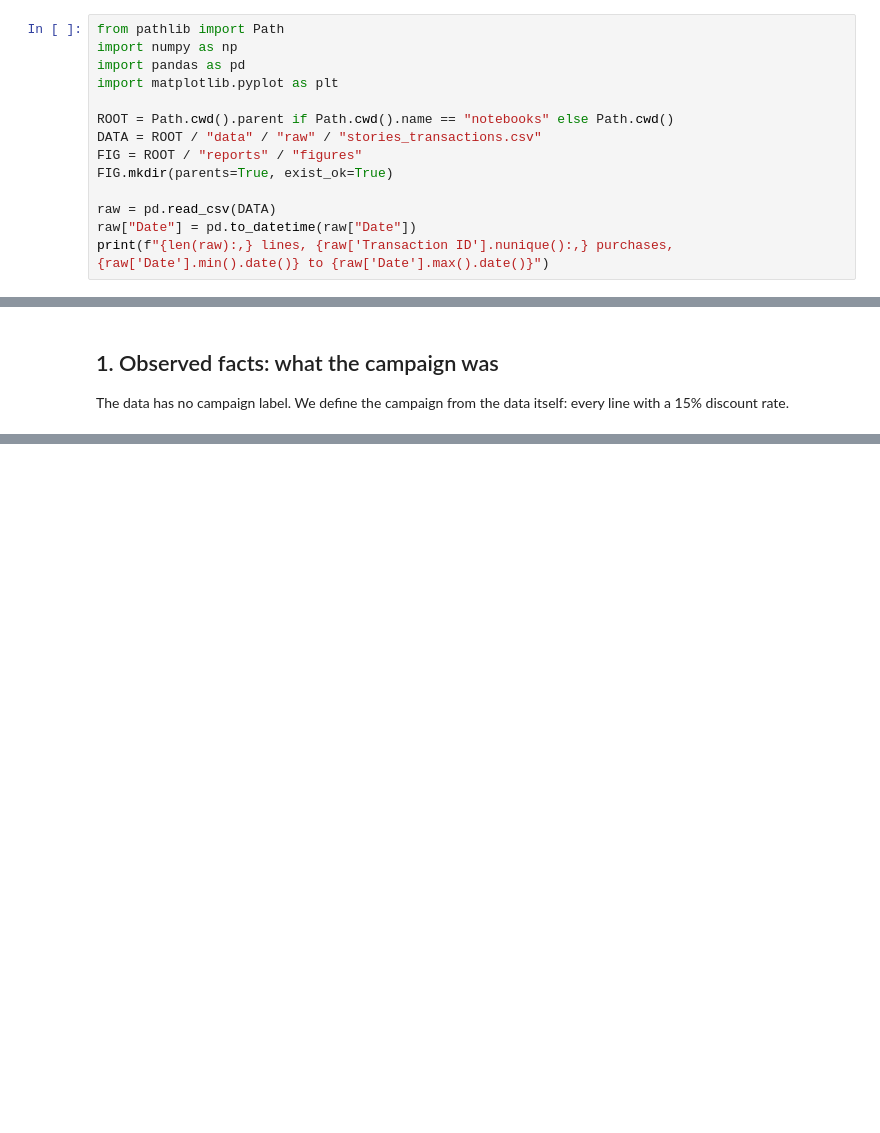
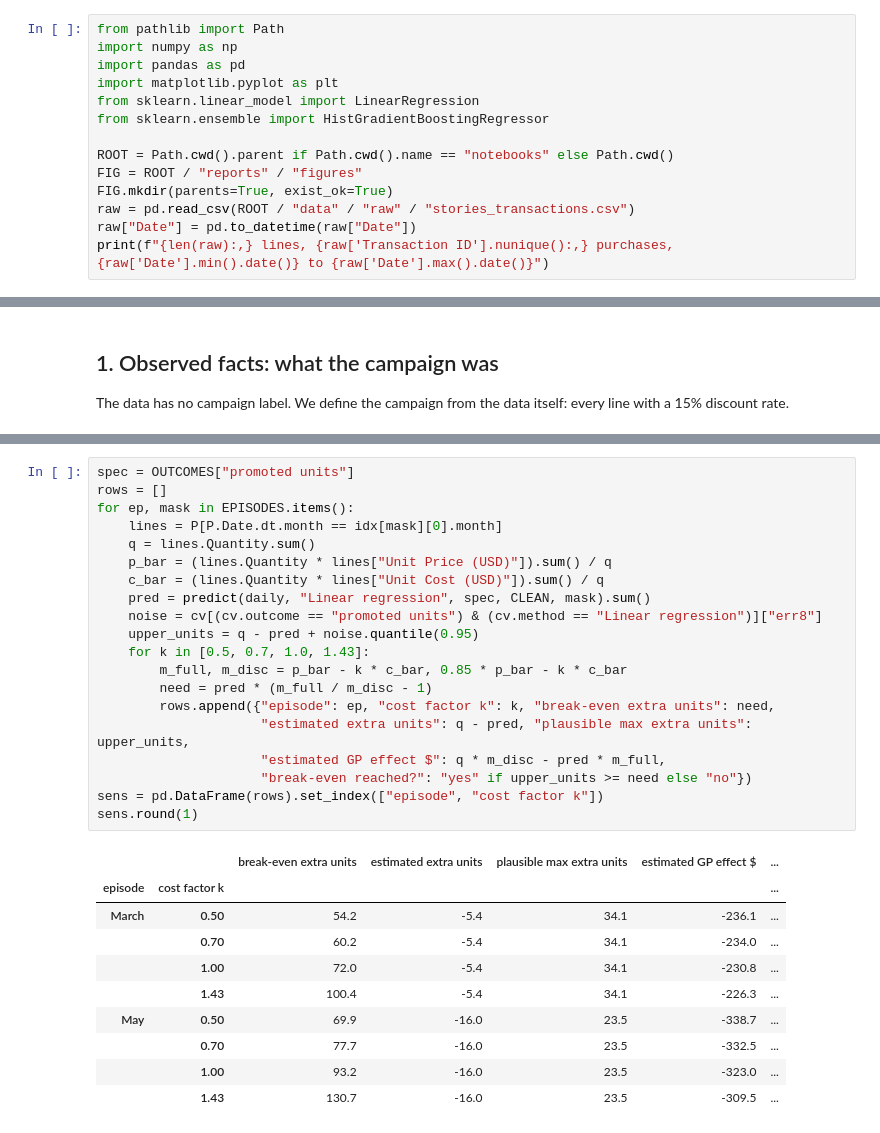
Before and after one commit to Zahraa0610/EECE490-HACKATHON-zjad, a Jupyter notebook: stories_step1/notebooks/02_promo_campaign.ipynb, the cells around one changed output, grey strips where cells are left out. Saved outputs shown, nothing was run; the diff lists cells and outputs as text; blank space fills up the shorter version.

```diff
--- a/stories_step1/notebooks/02_promo_campaign.ipynb
+++ b/stories_step1/notebooks/02_promo_campaign.ipynb
@@ -11,13 +16,13 @@ from pathlib import Path
 import numpy as np
 import pandas as pd
 import matplotlib.pyplot as plt
+from sklearn.linear_model import LinearRegression
+from sklearn.ensemble import HistGradientBoostingRegressor
 
 ROOT = Path.cwd().parent if Path.cwd().name == "notebooks" else Path.cwd()
-DATA = ROOT / "data" / "raw" / "stories_transactions.csv"
 FIG = ROOT / "reports" / "figures"
 FIG.mkdir(parents=True, exist_ok=True)
-
-raw = pd.read_csv(DATA)
+raw = pd.read_csv(ROOT / "data" / "raw" / "stories_transactions.csv")
 raw["Date"] = pd.to_datetime(raw["Date"])
 print(f"{len(raw):,} lines, {raw['Transaction ID'].nunique():,} purchases, {raw['Date'].min().date()} to {raw['Date'].max().date()}")
 # %% [output]
@@ -325,0 +276,31 @@ To detect a +30% lift (80% power, 5% level): ~20 offer days + 20 control days
+# %%
+spec = OUTCOMES["promoted units"]
+rows = []
+for ep, mask in EPISODES.items():
+    lines = P[P.Date.dt.month == idx[mask][0].month]
+    q = lines.Quantity.sum()
+    p_bar = (lines.Quantity * lines["Unit Price (USD)"]).sum() / q
+    c_bar = (lines.Quantity * lines["Unit Cost (USD)"]).sum() / q
+    pred = predict(daily, "Linear regression", spec, CLEAN, mask).sum()
+    noise = cv[(cv.outcome == "promoted units") & (cv.method == "Linear regression")]["err8"]
+    upper_units = q - pred + noise.quantile(0.95)
+    for k in [0.5, 0.7, 1.0, 1.43]:
+        m_full, m_disc = p_bar - k * c_bar, 0.85 * p_bar - k * c_bar
+        need = pred * (m_full / m_disc - 1)
+        rows.append({"episode": ep, "cost factor k": k, "break-even extra units": need,
+                     "estimated extra units": q - pred, "plausible max extra units": upper_units,
+                     "estimated GP effect $": q * m_disc - pred * m_full,
+                     "break-even reached?": "yes" if upper_units >= need else "no"})
+sens = pd.DataFrame(rows).set_index(["episode", "cost factor k"])
+sens.round(1)
+# %% [output]
+|  |  | break-even extra units | estimated extra units | plausible max extra units | estimated GP effect $ | ... |
+| episode | cost factor k |  |  |  |  | ... |
+| March | 0.50 | 54.2 | -5.4 | 34.1 | -236.1 | ... |
+|  | 0.70 | 60.2 | -5.4 | 34.1 | -234.0 | ... |
+|  | 1.00 | 72.0 | -5.4 | 34.1 | -230.8 | ... |
+|  | 1.43 | 100.4 | -5.4 | 34.1 | -226.3 | ... |
+| May | 0.50 | 69.9 | -16.0 | 23.5 | -338.7 | ... |
+|  | 0.70 | 77.7 | -16.0 | 23.5 | -332.5 | ... |
+|  | 1.00 | 93.2 | -16.0 | 23.5 | -323.0 | ... |
+|  | 1.43 | 130.7 | -16.0 | 23.5 | -309.5 | ... |
```
Also changed, not shown: parts of 50 cells of this notebook, 9 other files.
